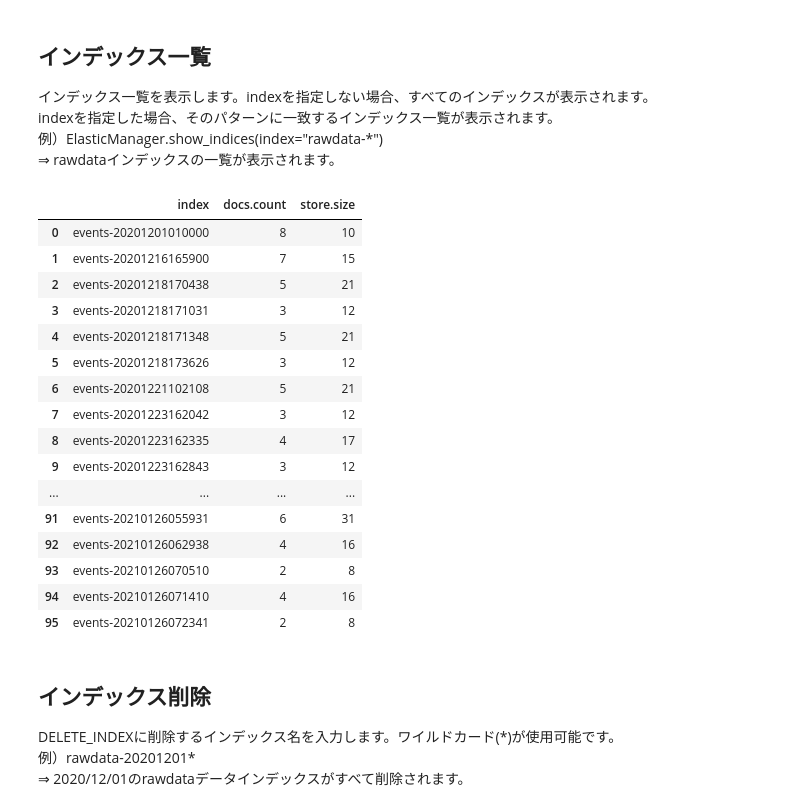
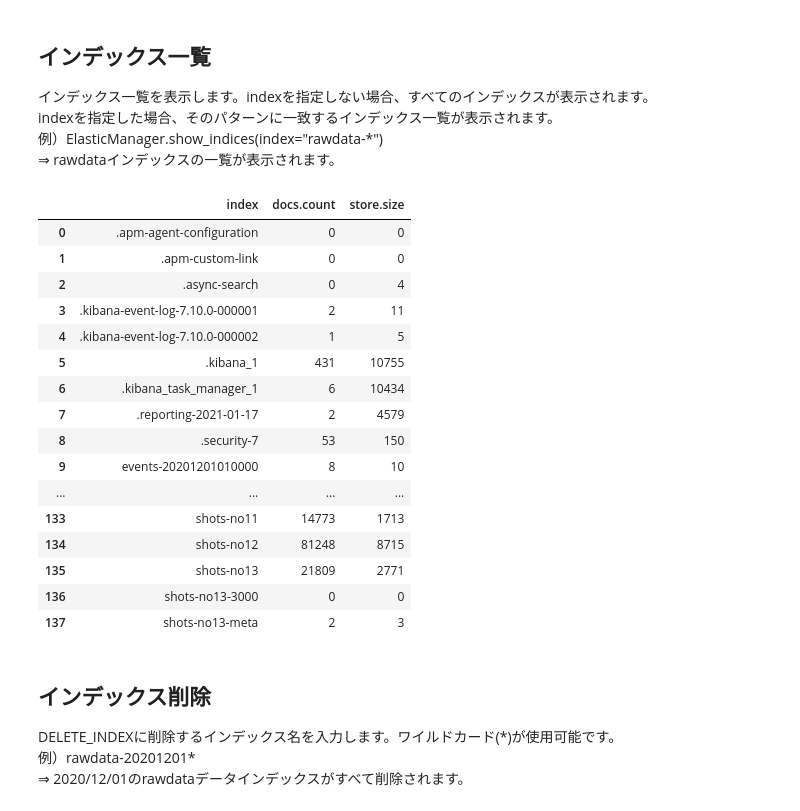
Before and after one commit to ymiyamoto5/data-analysis-platform-bak, a Jupyter notebook: notebooks/operation.ipynb, the cells around one changed output. Cells and saved outputs as stored; diff of their text form; code cells hidden in the pictures.

```diff
--- a/notebooks/operation.ipynb
+++ b/notebooks/operation.ipynb
@@ -9,31 +9,31 @@ indexを指定した場合、そのパターンに一致するインデックス
 # %%
 import os, sys
 sys.path.append(os.path.join(os.getcwd(), '../src/'))
 from elastic_manager.elastic_manager import ElasticManager
 
 import pandas as pd
 pd.set_option('display.max_rows', 1000) # 最大表示数
 
-# ElasticManager.show_indices(index="rawdata-*")
-ElasticManager.show_indices(index="events-*")
+# 例）ElasticManager.show_indices(index="rawdata-*")
+ElasticManager.show_indices(index="*")
 # %% [output]
 |  | index | docs.count | store.size |
-| 0 | events-20201201010000 | 8 | 10 |
-| 1 | events-20201216165900 | 7 | 15 |
-| 2 | events-20201218170438 | 5 | 21 |
-| 3 | events-20201218171031 | 3 | 12 |
-| 4 | events-20201218171348 | 5 | 21 |
-| 5 | events-20201218173626 | 3 | 12 |
-| 6 | events-20201221102108 | 5 | 21 |
-| 7 | events-20201223162042 | 3 | 12 |
-| 8 | events-20201223162335 | 4 | 17 |
-| 9 | events-20201223162843 | 3 | 12 |
+| 0 | .apm-agent-configuration | 0 | 0 |
+| 1 | .apm-custom-link | 0 | 0 |
+| 2 | .async-search | 0 | 4 |
+| 3 | .kibana-event-log-7.10.0-000001 | 2 | 11 |
+| 4 | .kibana-event-log-7.10.0-000002 | 1 | 5 |
+| 5 | .kibana_1 | 431 | 10755 |
+| 6 | .kibana_task_manager_1 | 6 | 10434 |
+| 7 | .reporting-2021-01-17 | 2 | 4579 |
+| 8 | .security-7 | 53 | 150 |
+| 9 | events-20201201010000 | 8 | 10 |
 | ... | ... | ... | ... |
-| 91 | events-20210126055931 | 6 | 31 |
-| 92 | events-20210126062938 | 4 | 16 |
-| 93 | events-20210126070510 | 2 | 8 |
-| 94 | events-20210126071410 | 4 | 16 |
-| 95 | events-20210126072341 | 2 | 8 |
+| 133 | shots-no11 | 14773 | 1713 |
+| 134 | shots-no12 | 81248 | 8715 |
+| 135 | shots-no13 | 21809 | 2771 |
+| 136 | shots-no13-3000 | 0 | 0 |
+| 137 | shots-no13-meta | 2 | 3 |
 # %% [markdown]
 ## インデックス削除
 DELETE_INDEXに削除するインデックス名を入力します。ワイルドカード(\*)が使用可能です。
```
Also changed, not shown: 8 other files.
